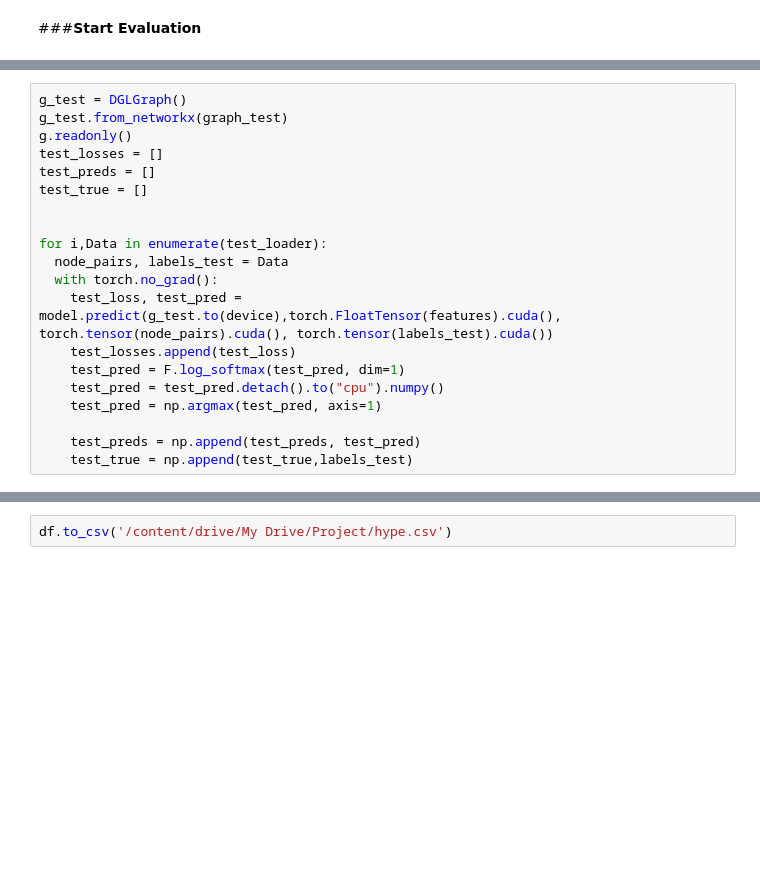
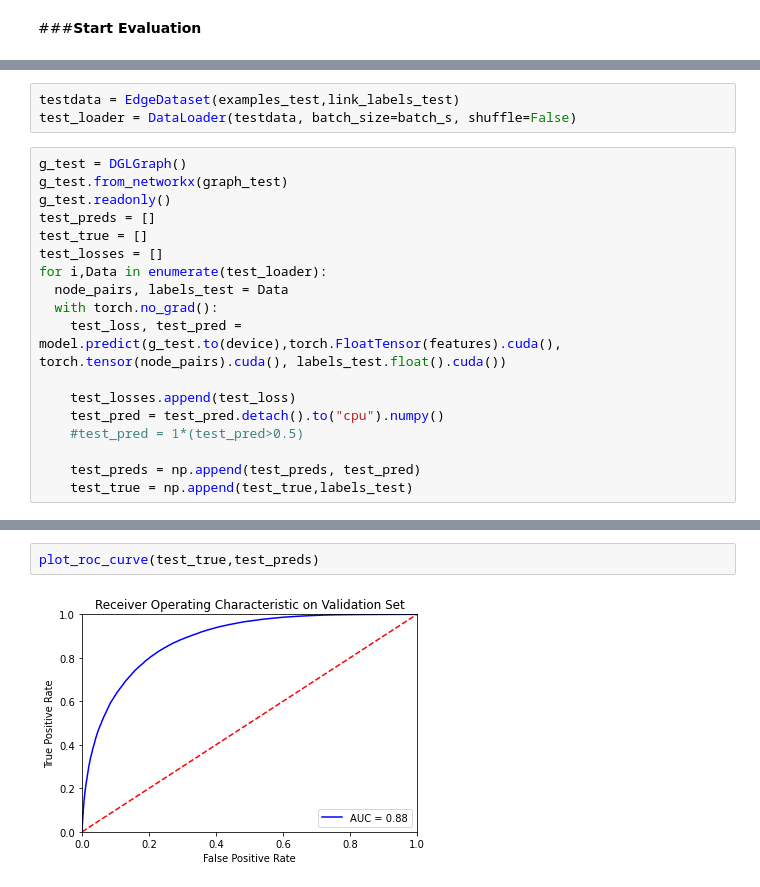
Before and after one commit to deepakshb/dsl2020-ppis, a Jupyter notebook: PPI_Yeast_Implementation.ipynb, the cells around one changed output, grey strips where cells are left out. Drawn from its saved outputs; the diff is of its cells as text; blank space fills up the shorter version.

```diff
--- a/PPI_Yeast_Implementation.ipynb
+++ b/PPI_Yeast_Implementation.ipynb
@@ -358,20 +350,21 @@ epoch = 20/20 - loss = 0.5293 roc_auc_score = 0.7199 val_loss = 0.5815 val_roc_a
+# %%
+testdata = EdgeDataset(examples_test,link_labels_test)
+test_loader = DataLoader(testdata, batch_size=batch_s, shuffle=False)
 # %%
 g_test = DGLGraph()
 g_test.from_networkx(graph_test)
-g.readonly()
-test_losses = []
+g_test.readonly()
 test_preds = []
 test_true = []
-
-
+test_losses = []
 for i,Data in enumerate(test_loader):
   node_pairs, labels_test = Data
   with torch.no_grad():
-    test_loss, test_pred = model.predict(g_test.to(device),torch.FloatTensor(features).cuda(), torch.tensor(node_pairs).cuda(), torch.tensor(labels_test).cuda())
+    test_loss, test_pred = model.predict(g_test.to(device),torch.FloatTensor(features).cuda(), torch.tensor(node_pairs).cuda(), labels_test.float().cuda())
+
     test_losses.append(test_loss)
-    test_pred = F.log_softmax(test_pred, dim=1)
     test_pred = test_pred.detach().to("cpu").numpy()
-    test_pred = np.argmax(test_pred, axis=1)
+    #test_pred = 1*(test_pred>0.5)
 
     test_preds = np.append(test_preds, test_pred)
     test_true = np.append(test_true,labels_test)
@@ -424,2 +383,4 @@ print(df)
-# %%
-df.to_csv('/content/drive/My Drive/Project/hype.csv')
+# %%
+plot_roc_curve(test_true,test_preds)
+# %% [output]
+[figure, added]
```
Also changed, not shown: parts of 20 cells of this notebook.
